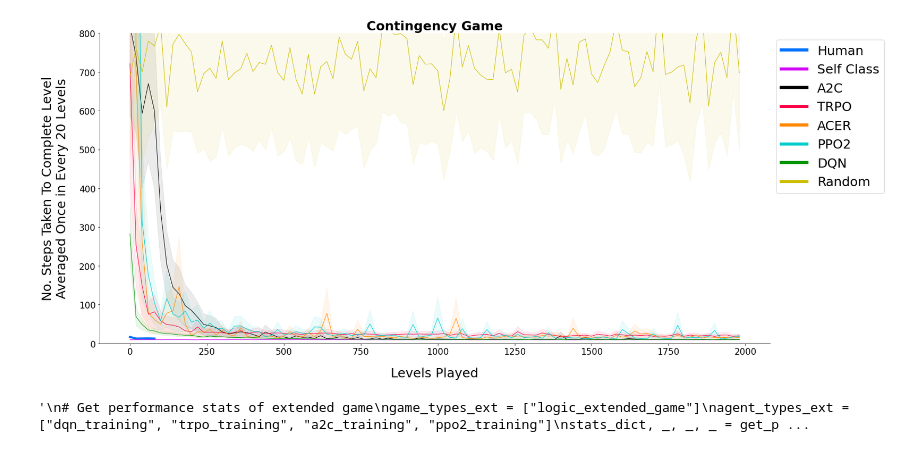
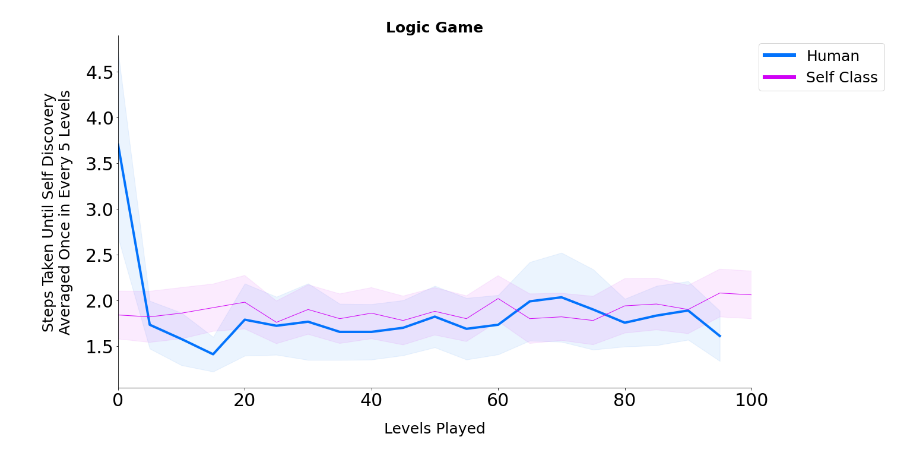
Before and after one commit to Ethical-Intelligence-Lab/probabilisticSelf, a Jupyter notebook: plotting/plotter_curves.ipynb, the cells around one changed output. Cells and saved outputs as stored; diff of their text form; code cells hidden in the pictures.

```diff
--- a/plotting/plotter_curves.ipynb
+++ b/plotting/plotter_curves.ipynb
@@ -220,6 +217,9 @@ def plotter(stats, game_types, agent_types, batch_size, combined=False, only_fir
 
         ax.xaxis.label.set_size(25)
         ax.yaxis.label.set_size(25)
+        ax.xaxis.set_tick_params(labelsize=50)
+        ax.yaxis.set_tick_params(labelsize=50)
+
         ax.set_xlabel(xlabel="Levels Played", labelpad=21)
         if combined:
             y_str = "No. of Steps Taken to Complete Level\nGame modified after 2000 Level Boundary" + '\nAveraged Once in Every {} Levels'.format(
@@ -336,8 +336,8 @@ def append_stats(dict_normal, dict_ext, game_types, game_types_ext, agent_types)
 
     return appended_data
 # %%
-game_types = ["contingency_game", ]
-agent_types = ["human", "self_class", "a2c_training", "trpo_training", "acer_training", "ppo2_training",
+game_types = ["contingency_game_shuffled_100", ]
+agent_types = ["self_class", "a2c_training", "trpo_training", "acer_training", "ppo2_training", #"human",
                "dqn_training", "random"]
 
 batch_size = 20
@@ -378,26 +378,30 @@ appended_stats = append_stats(stats_dict, stats_dict_ext, ['logic_game'], ["logi
 plotter(appended_stats, ['logic_game'], agent_types_ext, batch_size=20, combined=True)
 
 """
-# %% [output]
-[figure, removed]
-'\n# Get performance stats of extended game\ngame_types_ext = ["logic_extended_game"]\nagent_types_ext = ["dqn_training", "trpo_training", "a2c_training", "ppo2_training"]\nstats_dict, _, _, _ = get_p ...
 # %%
 ## ----- Plot the number of steps the player takes before any agent moves from its starting location
 
 # Plot non-moving action count of agent for each level
-def plot_nm_ac(game_types, agent_types, batch_size=50):
+def plot_nm_ac(game_types, agent_types, batch_size=5, only_first_100=True):
     for i, game_type in enumerate(game_types):
         nm_ac = get_all_nm_ac(agent_types, game_type, batch_size)
 
+
+
         fig, ax = plt.subplots(figsize=(20, 10))
+
         #ax.set_ylim([0, 5])
         #ax.set_xlim([0, 120])
         ax.xaxis.label.set_size(25)
         ax.yaxis.label.set_size(25)
+
+        if only_first_100:
+            ax.set_xlim([0, 100])
+
         ax.set_xlabel(xlabel="Levels Played", labelpad=21)
         ax.set_ylabel(ylabel="Steps Taken Until Self Discovery\nAveraged Once in Every {} Levels".format(batch_size),
                       labelpad=21)
-        ax.tick_params(axis='both', which='major', labelsize=17)
+        ax.tick_params(axis='both', which='major', labelsize=30)
         game_label_dict = {'logic_game': "Logic Game"}
         ax.set_title(game_label_dict[game_type], fontweight='bold', fontsize=25)
 
@@ -534,11 +538,11 @@ def get_nm_ac(agent_type, game_type, batch_size):
 
     return seed_mean, s_sem
 # %%
-agent_types = ["human", "self_class", "a2c_training", "trpo_training", "acer_training", "ppo2_training",
-               "dqn_training", "random"]
-game_types = ["contingency_game", "change_agent_game",
-              "contingency_game_shuffled_1"]  #, "contingency_game", "change_agent_game", "contingency_game_shuffled"
+agent_types = ["human", "self_class", ]
+game_types = ["logic_game"]  #, "contingency_game", "change_agent_game", "contingency_game_shuffled"
 plot_nm_ac(game_types, agent_types)
+# %% [output]
+[figure, added]
 # %%
 ## ----- Plot average distance from the goal for each level
 
```
Also changed, not shown: parts of 3 cells of this notebook, 13 other files.
